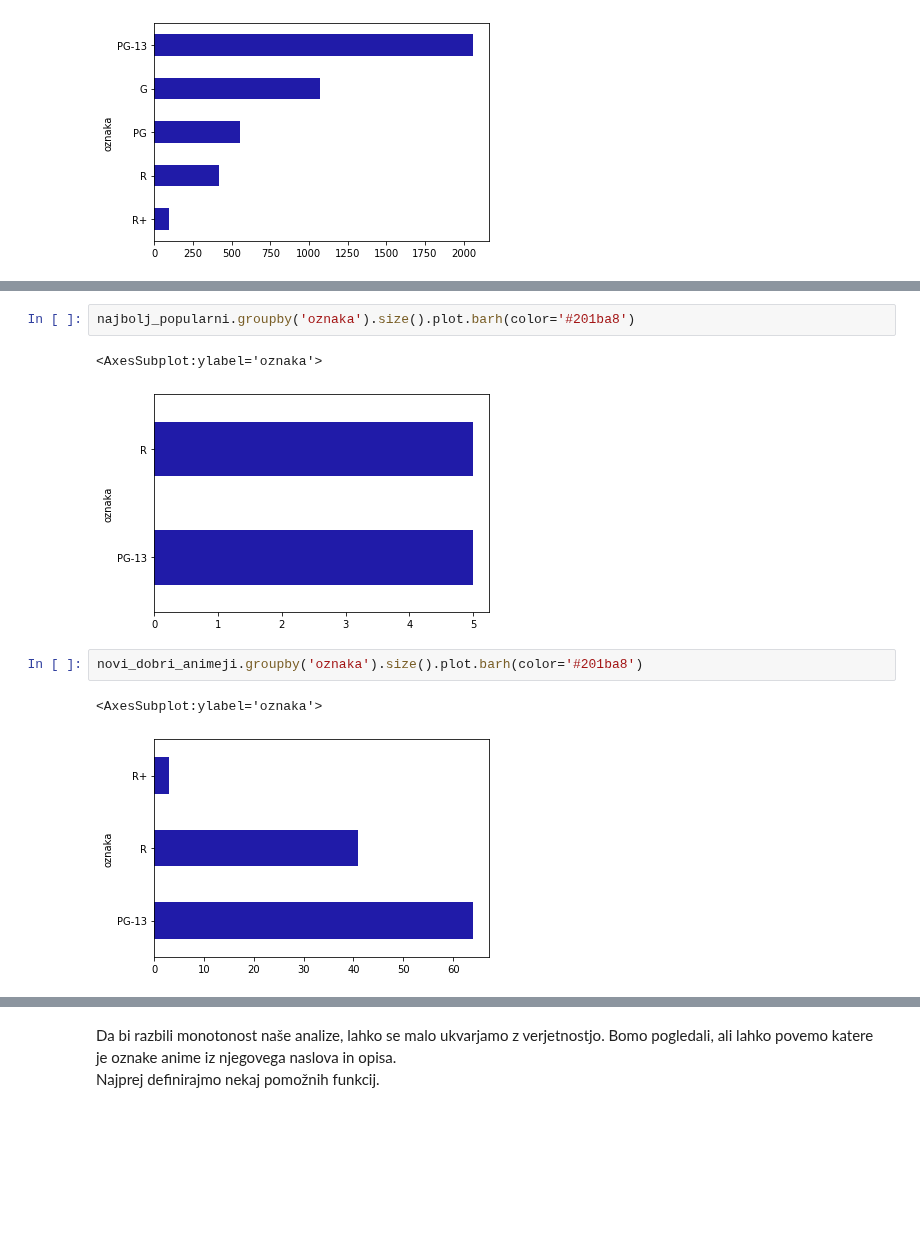
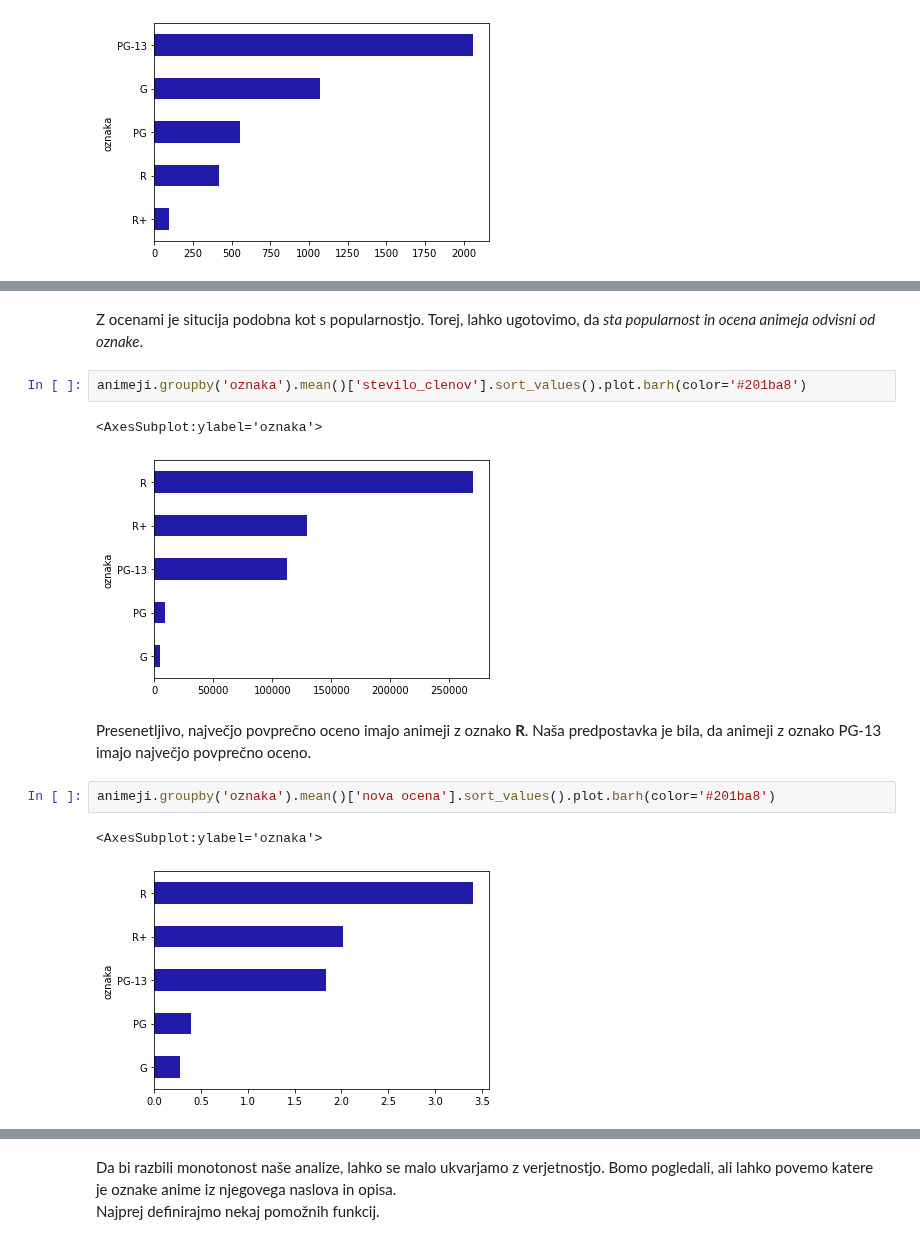
Before and after one commit to Teodora-Cvetkovic/Anime-filmi-in-serije, a Jupyter notebook: Anime_serije.ipynb, the cells around one changed output, grey strips where cells are left out. Cells and saved outputs as stored; diff of their text form; blank space fills up the shorter version.

```diff
--- a/Anime_serije.ipynb
+++ b/Anime_serije.ipynb
@@ -1840,10 +610,14 @@ Vidimo, da med 50 najbolj popularnjih animejev nima animejih za otroke in tistih
+# %% [markdown]
+Z ocenami je situcija podobna kot s popularnostjo. Torej, lahko ugotovimo, da *sta popularnost in ocena animeja odvisni od oznake*.
 # %%
-najbolj_popularni.groupby('oznaka').size().plot.barh(color='#201ba8')
+animeji.groupby('oznaka').mean()['stevilo_clenov'].sort_values().plot.barh(color='#201ba8')
 # %% [output]
 <AxesSubplot:ylabel='oznaka'>
-[figure, old version]
+[figure, new version]
+# %% [markdown]
+Presenetljivo, največjo povprečno oceno imajo animeji z oznako **R**. Naša predpostavka je bila, da animeji z oznako PG-13 imajo največjo povprečno oceno.
 # %%
-novi_dobri_animeji.groupby('oznaka').size().plot.barh(color='#201ba8')
+animeji.groupby('oznaka').mean()['nova ocena'].sort_values().plot.barh(color='#201ba8')
 # %% [output]
 <AxesSubplot:ylabel='oznaka'>
-[figure, old version]
+[figure, new version]
```
Also changed, not shown: parts of 388 cells of this notebook, 3 other files.
